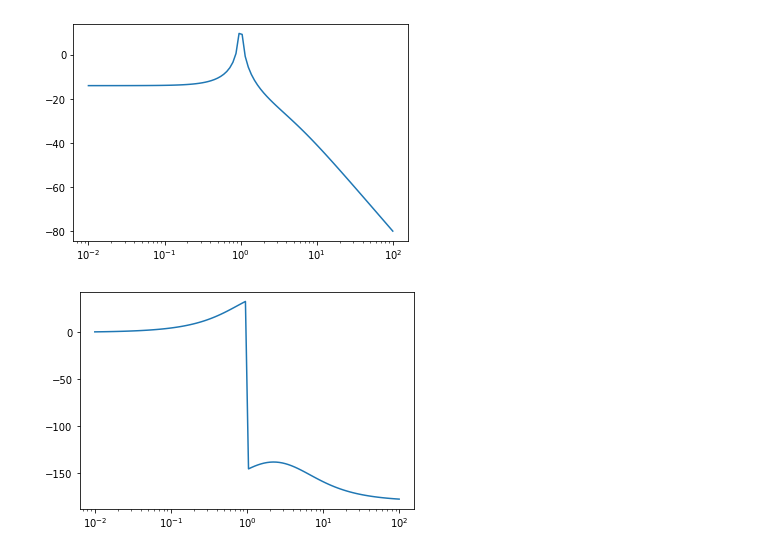
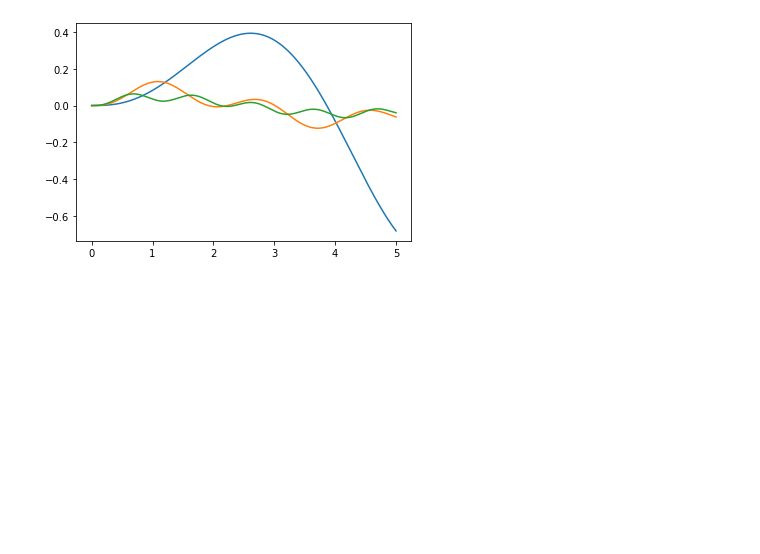
Before and after one commit to ConstantTeen/control-theory, a Jupyter notebook: Bode.ipynb, the cells around one changed output. Saved outputs shown, nothing was run; the diff lists cells and outputs as text; code cells hidden in the pictures; blank space fills up the shorter version.

```diff
--- a/Bode.ipynb
+++ b/Bode.ipynb
@@ -36,9 +29,0 @@ for mag in range(1,10,3):
-# %%
-# constant magnitude
-mag = 1
-
-for freq in range(1,10,3):
-    drowYout(system, freq=freq, mag=mag)
-
-# амплитуда уменьшается
-# частота прежняя
@@ -58,8 +30,17 @@ def plot(x,y,mod='plot'):
-# %%
-# АЧХ и ФЧХ
-w, mag, phase = signal.bode(system)
-plot(w,mag,mod='semilogx')
-plot(w,phase,mod='semilogx')
-# %% [output]
-[figure, removed]
-[figure, removed]
+# %%
+# constant magnitude
+mag = 1
+T= np.linspace(0,5,1e4 + 1)
+
+plt.figure()
+
+for freq in np.linspace(0.17, 1, 3): # phase = [ 1/3*pi, 7/6*pi, 2*pi ]
+    S = [ mag*math.sin( t*2*math.pi*freq ) for t in T ]
+    Tout, yout, xout = signal.lsim(system, S, T)
+    plt.plot(Tout, yout)
+
+plt.show()
+# амплитуда уменьшается
+# фаза увеличивается
+# %% [output]
+[figure, added]
```
Also changed, not shown: parts of 12 cells of this notebook.
